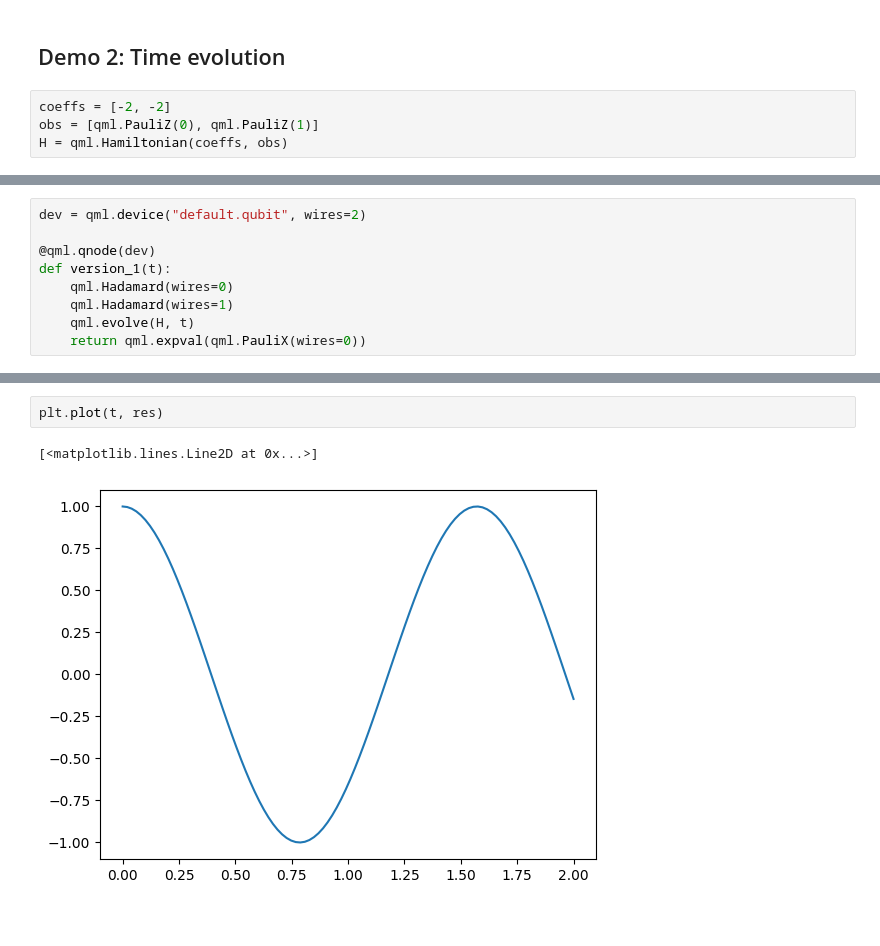
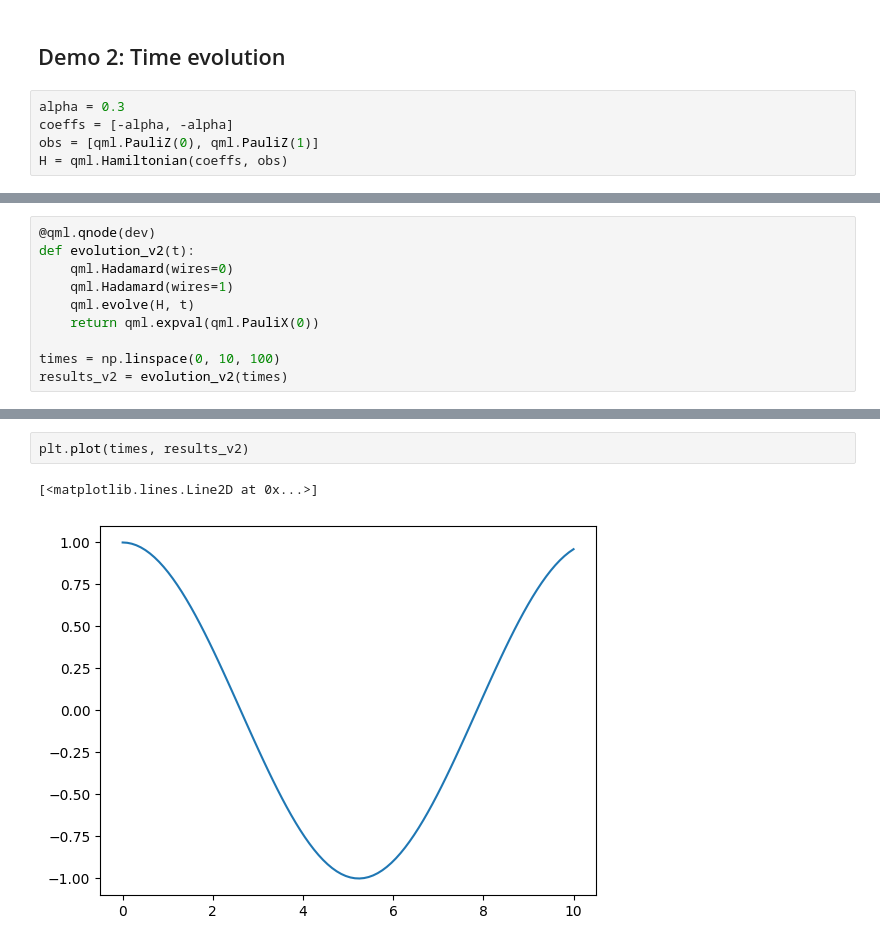
Before and after one commit to glassnotes/CPEN-400Q, a Jupyter notebook: demos/Lecture18-Demos.ipynb, the cells around one changed output, grey strips where cells are left out. Cells and saved outputs as stored; diff of their text form.

```diff
--- a/demos/Lecture18-Demos.ipynb
+++ b/demos/Lecture18-Demos.ipynb
@@ -68,6 +62,7 @@ tensor(1., requires_grad=True)
 # %% [markdown]
 ## Demo 2: Time evolution
 # %%
-coeffs = [-2, -2]
+alpha = 0.3
+coeffs = [-alpha, -alpha]
 obs = [qml.PauliZ(0), qml.PauliZ(1)]
 H = qml.Hamiltonian(coeffs, obs)
@@ -74,9 +85,10 @@ H = qml.Hamiltonian(coeffs, obs)
 # %%
-dev = qml.device("default.qubit", wires=2)
-
 @qml.qnode(dev)
-def version_1(t):
+def evolution_v2(t):
     qml.Hadamard(wires=0)
     qml.Hadamard(wires=1)
     qml.evolve(H, t)
-    return qml.expval(qml.PauliX(wires=0))
+    return qml.expval(qml.PauliX(0))
+
+times = np.linspace(0, 10, 100)
+results_v2 = evolution_v2(times)
@@ -104,5 +95,5 @@ res = version_1(t)
 # %%
-plt.plot(t, res)
+plt.plot(times, results_v2)
 # %% [output]
 [<matplotlib.lines.Line2D at 0x...>]
-[figure, old version]
+[figure, new version]
```
Also changed, not shown: parts of 19 cells of this notebook, 1 other file.
